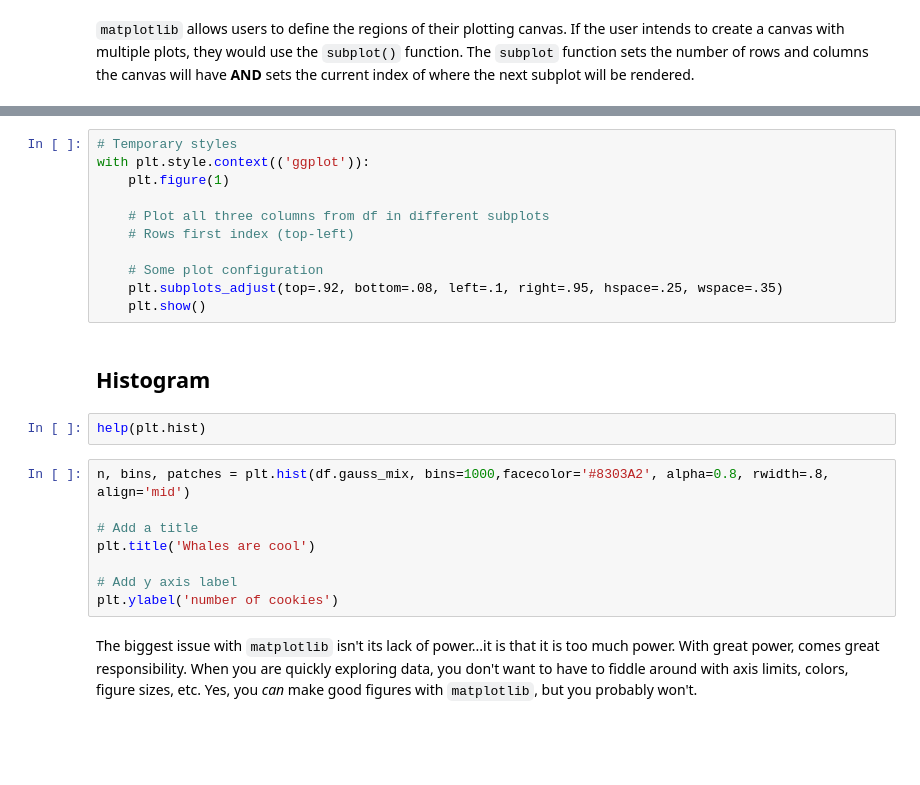
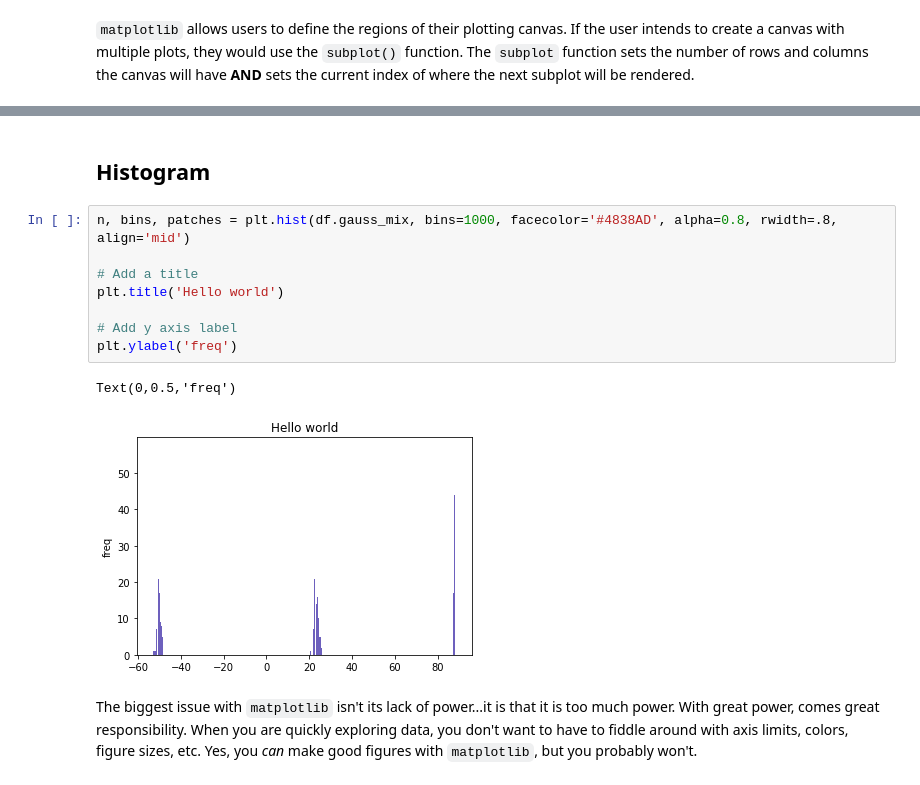
Before and after one commit to betteridiot/b575f18, a Jupyter notebook: Data_viz.ipynb, the cells around one changed output, grey strips where cells are left out. Saved outputs shown, nothing was run; the diff lists cells and outputs as text; blank space fills up the shorter version.

```diff
--- a/Data_viz.ipynb
+++ b/Data_viz.ipynb
@@ -138,26 +203,16 @@ plt.show()
-# %%
-# Temporary styles
-with plt.style.context(('ggplot')):
-    plt.figure(1)
-
-    # Plot all three columns from df in different subplots
-    # Rows first index (top-left)
-
-    # Some plot configuration
-    plt.subplots_adjust(top=.92, bottom=.08, left=.1, right=.95, hspace=.25, wspace=.35)
-    plt.show()
 # %% [markdown]
 ## Histogram
-# %%
-help(plt.hist)
 # %%
-n, bins, patches = plt.hist(df.gauss_mix, bins=1000,facecolor='#8303A2', alpha=0.8, rwidth=.8, align='mid')
+n, bins, patches = plt.hist(df.gauss_mix, bins=1000, facecolor='#4838AD', alpha=0.8, rwidth=.8, align='mid')
 
 # Add a title
-plt.title('Whales are cool')
+plt.title('Hello world')
 
 # Add y axis label
-plt.ylabel('number of cookies')
+plt.ylabel('freq')
+# %% [output]
+Text(0,0.5,'freq')
+[figure, added]
 # %% [markdown]
 The biggest issue with `matplotlib` isn't its lack of power...it is that it is too much power. With great power, comes great responsibility. When you are quickly exploring data, you don't want to have to fiddle around with axis limits, colors, figure sizes, etc. Yes, you *can* make good figures with `matplotlib`, but you probably won't.
 # %% [markdown]
```
Also changed, not shown: parts of 15 cells of this notebook, 3 other files.
